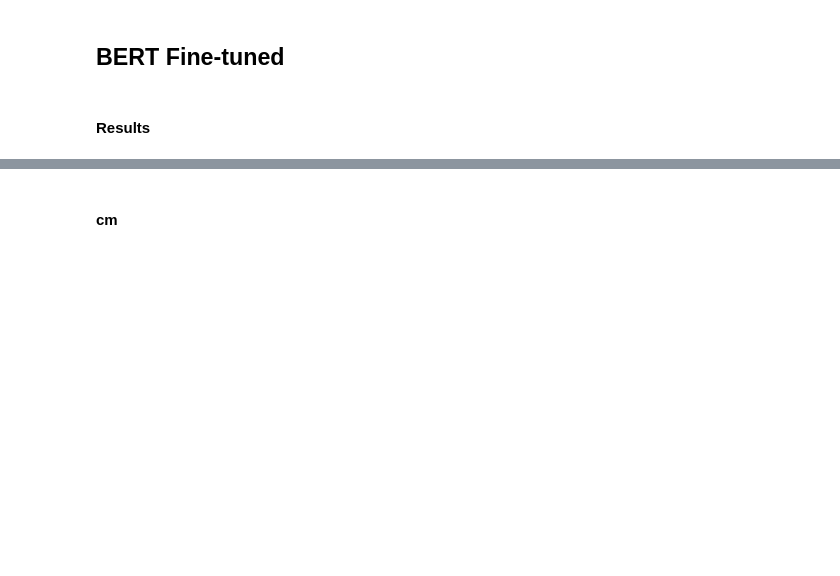
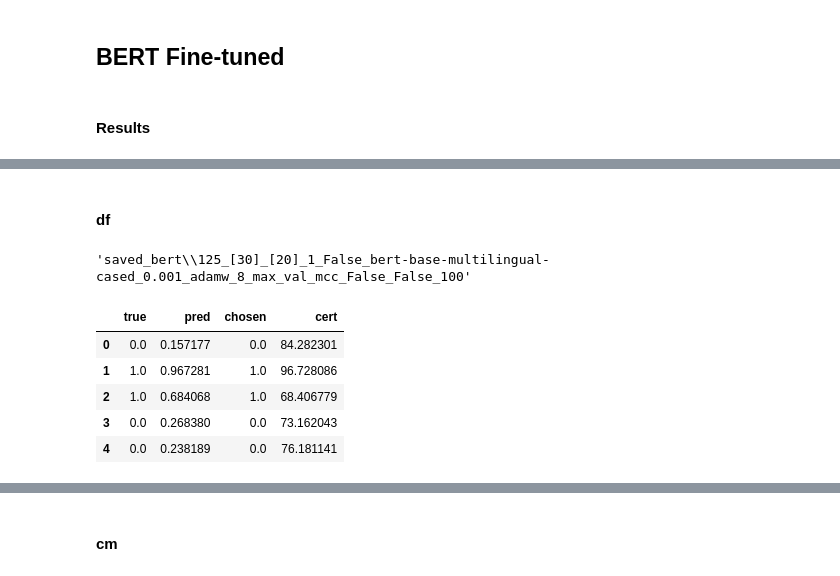
Before and after one commit to vibalcam/text-games, a Jupyter notebook: notebooks/models_training.ipynb, the cells around one changed output, grey strips where cells are left out. Cells and saved outputs as stored; diff of their text form; code cells hidden in the pictures; blank space fills up the shorter version.

```diff
--- a/notebooks/models_training.ipynb
+++ b/notebooks/models_training.ipynb
@@ -80,15 +86,14 @@ if do_train:
 # %% [markdown]
 #### Results
 # %%
-res_test = test(
-    data_path=data_dir,
+res_bert = test(
+    graph=graph,
     save_path=save_model,
-    n_runs=1,
-    batch_size=8,
+    n_runs=n_runs,
+    batch_size=32,
     num_workers=0,
     debug_mode=False,
     use_cpu=False,
     save=True,
+    balanced_actions=balanced_actions_test,
 )
-
-toast.show_toast("Done")
@@ -97,5 +100,6 @@ res_test[0]
+# %%
+all = res_bert
 # %%
-all = res_test[2]
 # ascending order
 sort_idx = np.argsort([k['dict'][metric_filter_1] for k in all])[::-1]
 all[sort_idx[0]]['dict']
@@ -102,5 +124,4 @@ all[sort_idx[0]]['dict']
 # %%
-all = res_test[2]
 # ascending order
 sort_idx = np.argsort([k['dict'][metric_filter_2] for k in all])[::-1]
 all[sort_idx[0]]['dict']
@@ -108,0 +146,16 @@ all[sort_idx[0]]['dict']
+# %% [markdown]
+#### df
+# %%
+all[sort_idx[0]]['dict']['path_name']
+# %% [output]
+'saved_bert\\125_[30]_[20]_1_False_bert-base-multilingual-cased_0.001_adamw_8_max_val_mcc_False_False_100'
+# %%
+df = pd.concat([*all[sort_idx[0]]['train_values'],*all[sort_idx[0]]['val_values'],*all[sort_idx[0]]['test_values']], ignore_index=True)
+df.head()
+# %% [output]
+|  | true | pred | chosen | cert |
+| 0 | 0.0 | 0.157177 | 0.0 | 84.282301 |
+| 1 | 1.0 | 0.967281 | 1.0 | 96.728086 |
+| 2 | 1.0 | 0.684068 | 1.0 | 68.406779 |
+| 3 | 0.0 | 0.268380 | 0.0 | 73.162043 |
+| 4 | 0.0 | 0.238189 | 0.0 | 76.181141 |
```
Also changed, not shown: parts of 56 cells of this notebook, 44 other files.
